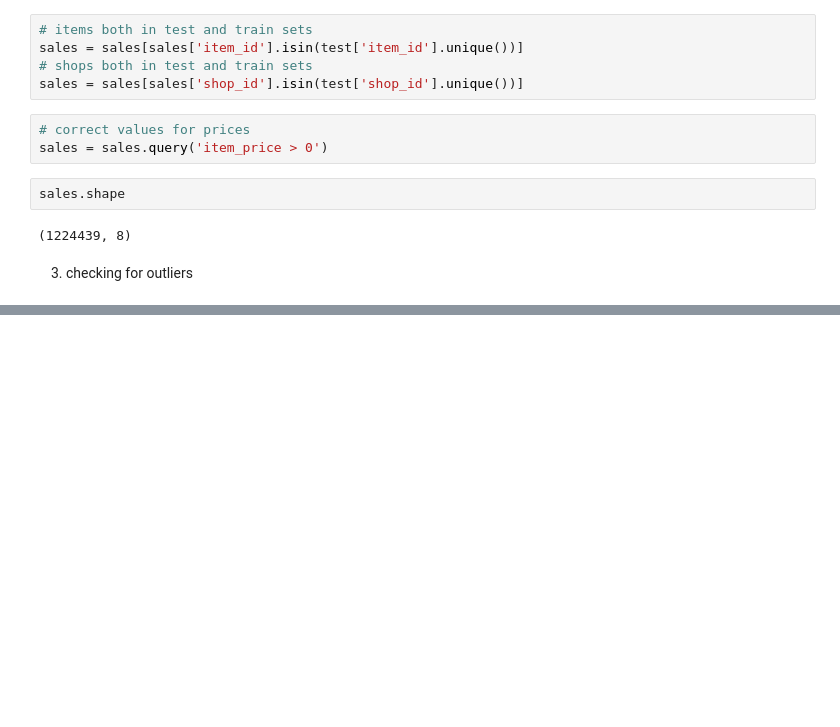
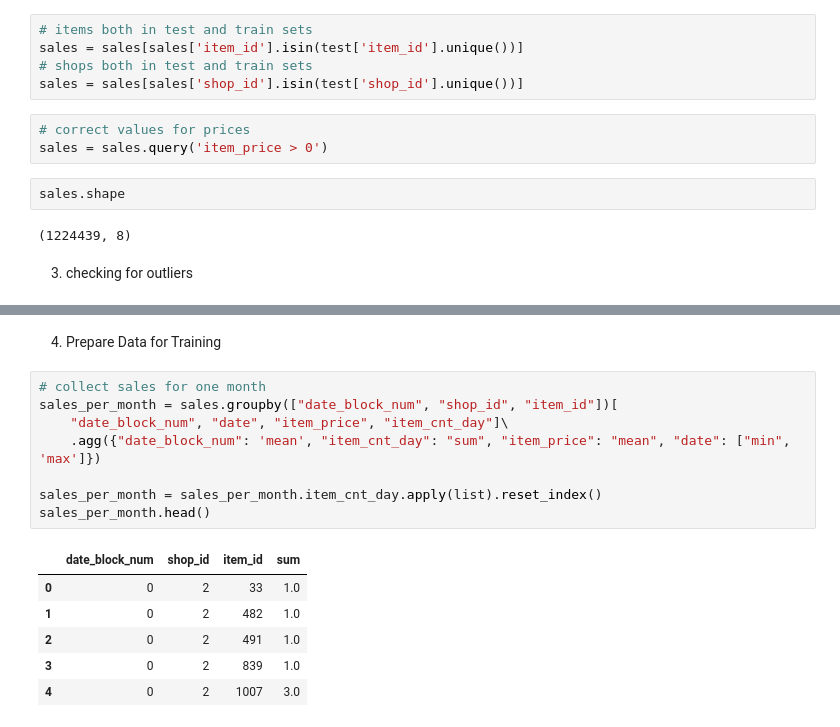
Before and after one commit to paulsok/kaggle, a Jupyter notebook: Predict Future Sales/Predict Future Sales.ipynb, the cells around one changed output, grey strips where cells are left out. Drawn from its saved outputs; the diff is of its cells as text; blank space fills up the shorter version.

```diff
--- a/Predict Future Sales/Predict Future Sales.ipynb
+++ b/Predict Future Sales/Predict Future Sales.ipynb
@@ -131,0 +144,17 @@ sales.shape
+# %% [markdown]
+4. Prepare Data for Training
+# %%
+# collect sales for one month
+sales_per_month = sales.groupby(["date_block_num", "shop_id", "item_id"])[
+    "date_block_num", "date", "item_price", "item_cnt_day"]\
+    .agg({"date_block_num": 'mean', "item_cnt_day": "sum", "item_price": "mean", "date": ["min", 'max']})
+
+sales_per_month = sales_per_month.item_cnt_day.apply(list).reset_index()
+sales_per_month.head()
+# %% [output]
+|  | date_block_num | shop_id | item_id | sum |
+| 0 | 0 | 2 | 33 | 1.0 |
+| 1 | 0 | 2 | 482 | 1.0 |
+| 2 | 0 | 2 | 491 | 1.0 |
+| 3 | 0 | 2 | 839 | 1.0 |
+| 4 | 0 | 2 | 1007 | 3.0 |
```
Also changed, not shown: parts of 5 cells of this notebook.
